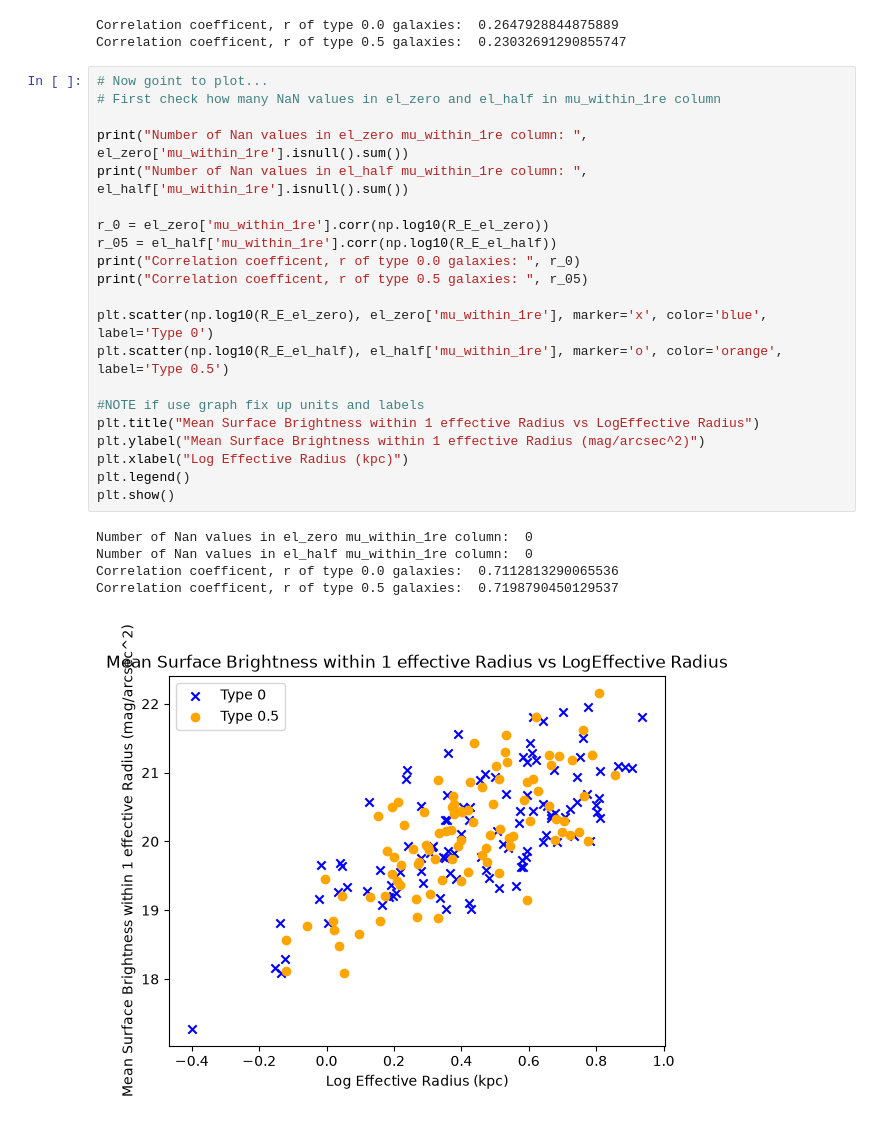
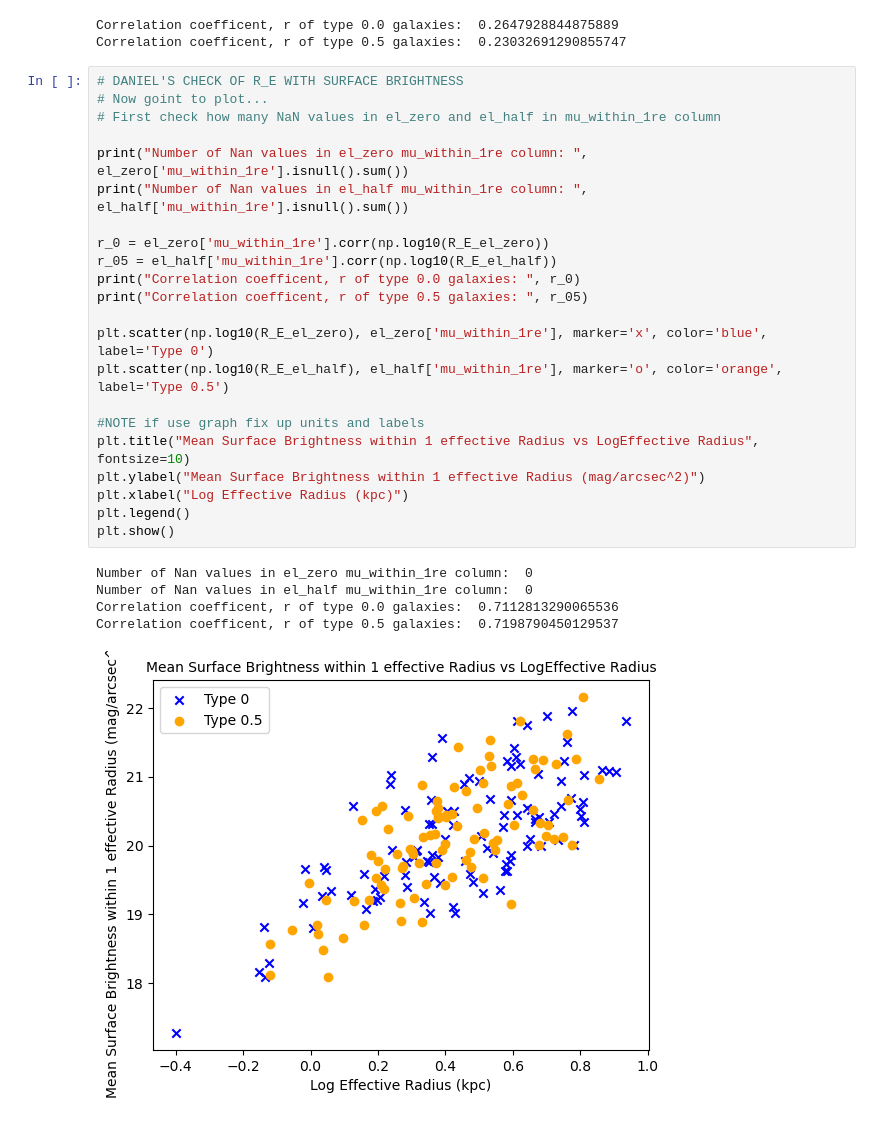
Before and after one commit to td522285/Group-7-Coding-Assignment, a Jupyter notebook: Re-Dispersion.ipynb, the cells around one changed output. Drawn from its saved outputs; the diff is of its cells as text.

```diff
--- a/Re-Dispersion.ipynb
+++ b/Re-Dispersion.ipynb
@@ -151,29 +158,30 @@ print("Correlation coefficent, r of type 0.5 galaxies: ", r_05)
 Correlation coefficent, r of type 0.0 galaxies:  0.2647928844875889
 Correlation coefficent, r of type 0.5 galaxies:  0.23032691290855747
 # %%
+# DANIEL'S CHECK OF R_E WITH SURFACE BRIGHTNESS
 # Now goint to plot...
 # First check how many NaN values in el_zero and el_half in mu_within_1re column
 
 print("Number of Nan values in el_zero mu_within_1re column: ", el_zero['mu_within_1re'].isnull().sum())
 print("Number of Nan values in el_half mu_within_1re column: ", el_half['mu_within_1re'].isnull().sum())
 
 r_0 = el_zero['mu_within_1re'].corr(np.log10(R_E_el_zero))
 r_05 = el_half['mu_within_1re'].corr(np.log10(R_E_el_half))
 print("Correlation coefficent, r of type 0.0 galaxies: ", r_0)
 print("Correlation coefficent, r of type 0.5 galaxies: ", r_05)
 
 plt.scatter(np.log10(R_E_el_zero), el_zero['mu_within_1re'], marker='x', color='blue', label='Type 0')
 plt.scatter(np.log10(R_E_el_half), el_half['mu_within_1re'], marker='o', color='orange', label='Type 0.5')
 
 #NOTE if use graph fix up units and labels
-plt.title("Mean Surface Brightness within 1 effective Radius vs LogEffective Radius")
+plt.title("Mean Surface Brightness within 1 effective Radius vs LogEffective Radius", fontsize=10)
 plt.ylabel("Mean Surface Brightness within 1 effective Radius (mag/arcsec^2)")
 plt.xlabel("Log Effective Radius (kpc)")
 plt.legend()
 plt.show()
 # %% [output]
 Number of Nan values in el_zero mu_within_1re column:  0
 Number of Nan values in el_half mu_within_1re column:  0
 Correlation coefficent, r of type 0.0 galaxies:  0.7112813290065536
 Correlation coefficent, r of type 0.5 galaxies:  0.7198790450129537
-[figure, old version]
+[figure, new version]
```
Also changed, not shown: parts of 6 cells of this notebook.
